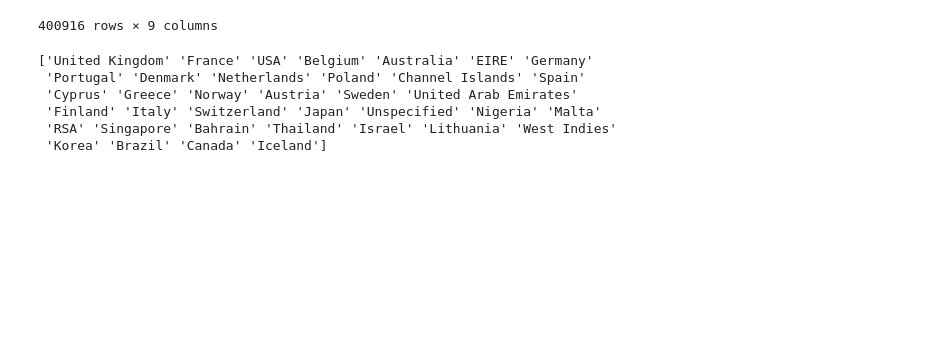
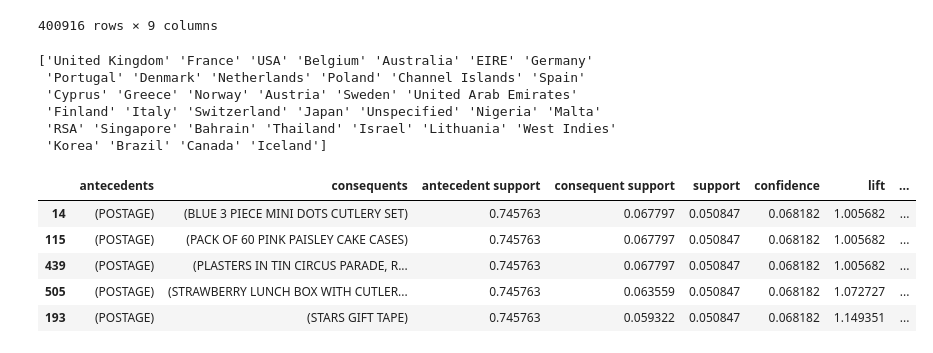
Before and after one commit to alokg1019/DataMining_Team1, a Jupyter notebook: Association_Analysis_ecommerce.ipynb, the cells around one changed output. Saved outputs shown, nothing was run; the diff lists cells and outputs as text; code cells hidden in the pictures; blank space fills up the shorter version.

```diff
--- a/Association_Analysis_ecommerce.ipynb
+++ b/Association_Analysis_ecommerce.ipynb
@@ -47,0 +66,12 @@ basket_Sweden =(data[data['Country'] =="Sweden"]
+# %%
+frq_items_France =apriori(basket_encoded_France, min_support=0.05, use_colnames=True)
+rules = association_rules(frq_items_France, metric="lift", min_threshold=1)
+rules=rules.sort_values(['confidence','lift'],ascending=['False','False'])
+rules.head()
+# %% [output]
+|  | antecedents | consequents | antecedent support | consequent support | support | confidence | lift | ... |
+| 14 | (POSTAGE) | (BLUE 3 PIECE MINI DOTS CUTLERY SET) | 0.745763 | 0.067797 | 0.050847 | 0.068182 | 1.005682 | ... |
+| 115 | (POSTAGE) | (PACK OF 60 PINK PAISLEY CAKE CASES) | 0.745763 | 0.067797 | 0.050847 | 0.068182 | 1.005682 | ... |
+| 439 | (POSTAGE) | (PLASTERS IN TIN CIRCUS PARADE, R... | 0.745763 | 0.067797 | 0.050847 | 0.068182 | 1.005682 | ... |
+| 505 | (POSTAGE) | (STRAWBERRY LUNCH BOX WITH CUTLER... | 0.745763 | 0.063559 | 0.050847 | 0.068182 | 1.072727 | ... |
+| 193 | (POSTAGE) | (STARS GIFT TAPE) | 0.745763 | 0.059322 | 0.050847 | 0.068182 | 1.149351 | ... |
```
Also changed, not shown: parts of 5 cells of this notebook.
